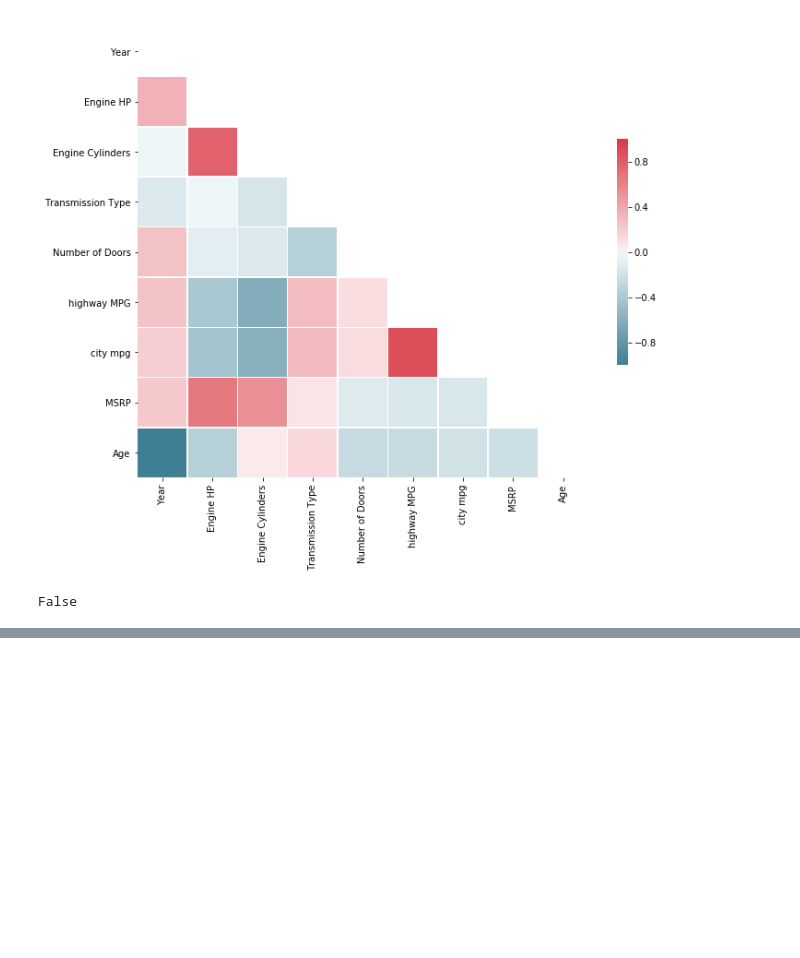
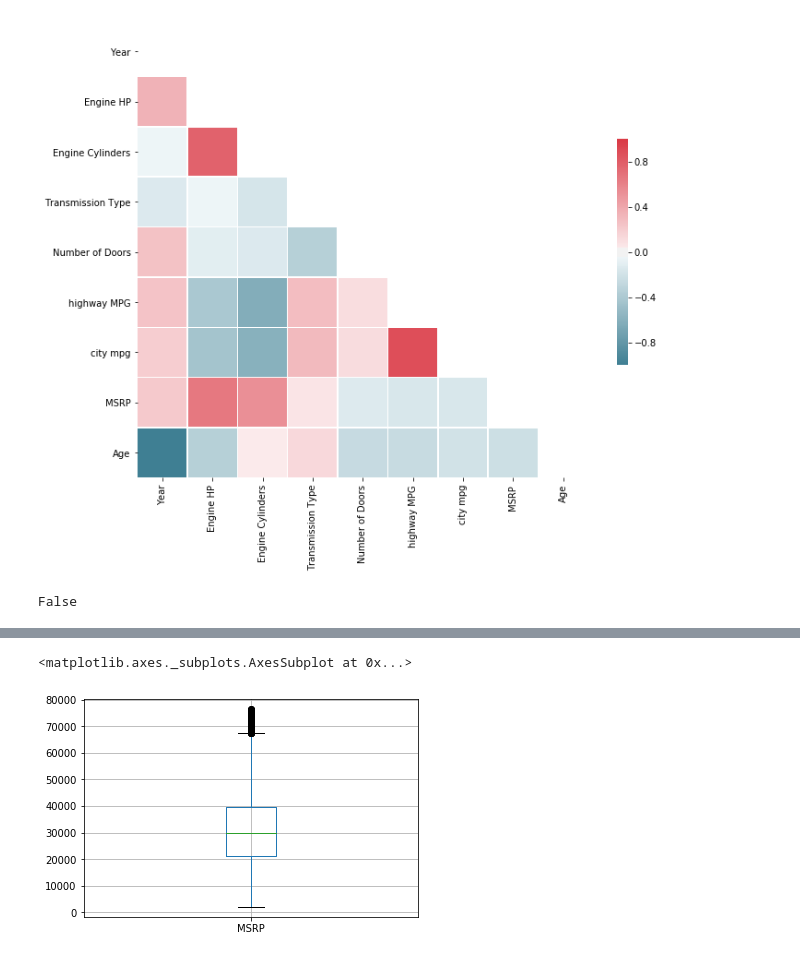
Before and after one commit to muhdlaziem/Car-Price-Prediction-using-Ensemble-Regression, a Jupyter notebook: Car Price Prediction using Ensemble Regression.ipynb, the cells around one changed output, grey strips where cells are left out. Saved outputs shown, nothing was run; the diff lists cells and outputs as text; code cells hidden in the pictures; blank space fills up the shorter version.

```diff
--- a/Car Price Prediction using Ensemble Regression.ipynb
+++ b/Car Price Prediction using Ensemble Regression.ipynb
@@ -160,0 +274,6 @@ False
+# %%
+cp = cp.replace({'Compact':'1'})
+cp = cp.replace({'Midsize':'2'})
+cp = cp.replace({'Large':'3'})
+
+cp['Vehicle Size'].value_counts()
@@ -160,0 +302,6 @@ False
+# %%
+cp = cp.drop('Make',axis=1)
+cp = cp.drop('Model',axis=1)
+cp = cp.drop('Year',axis=1)
+cp = cp.drop('Vehicle Style',axis=1)
+cp.head()
@@ -160,0 +334,6 @@ False
+# %%
+Q1 = cp['MSRP'].quantile(0.25)
+Q3 = cp['MSRP'].quantile(0.75)
+IQR = Q3 - Q1
+Ccp=cp
+print(IQR)
@@ -160,0 +342,2 @@ False
+# %%
+Ccp = Ccp[~((Ccp['MSRP'] < (Q1 - 1.5 * IQR)) |(Ccp['MSRP'] > (Q3 + 1.5 * IQR)))]
@@ -160,0 +366,5 @@ False
+# %%
+Ccp.boxplot(column='MSRP')
+# %% [output]
+<matplotlib.axes._subplots.AxesSubplot at 0x...>
+[figure, added]
```
Also changed, not shown: parts of 22 cells of this notebook, 2 other files.
